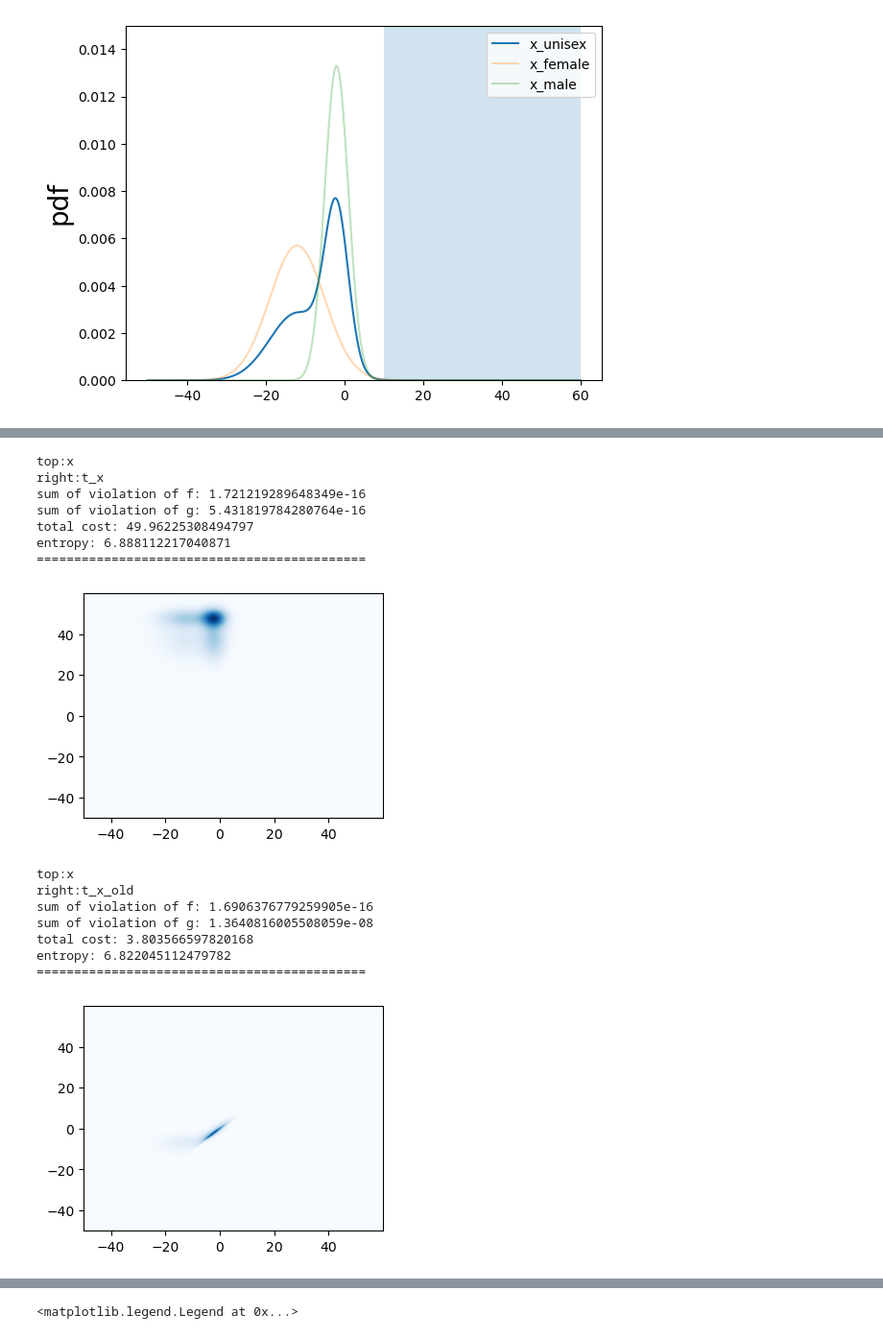
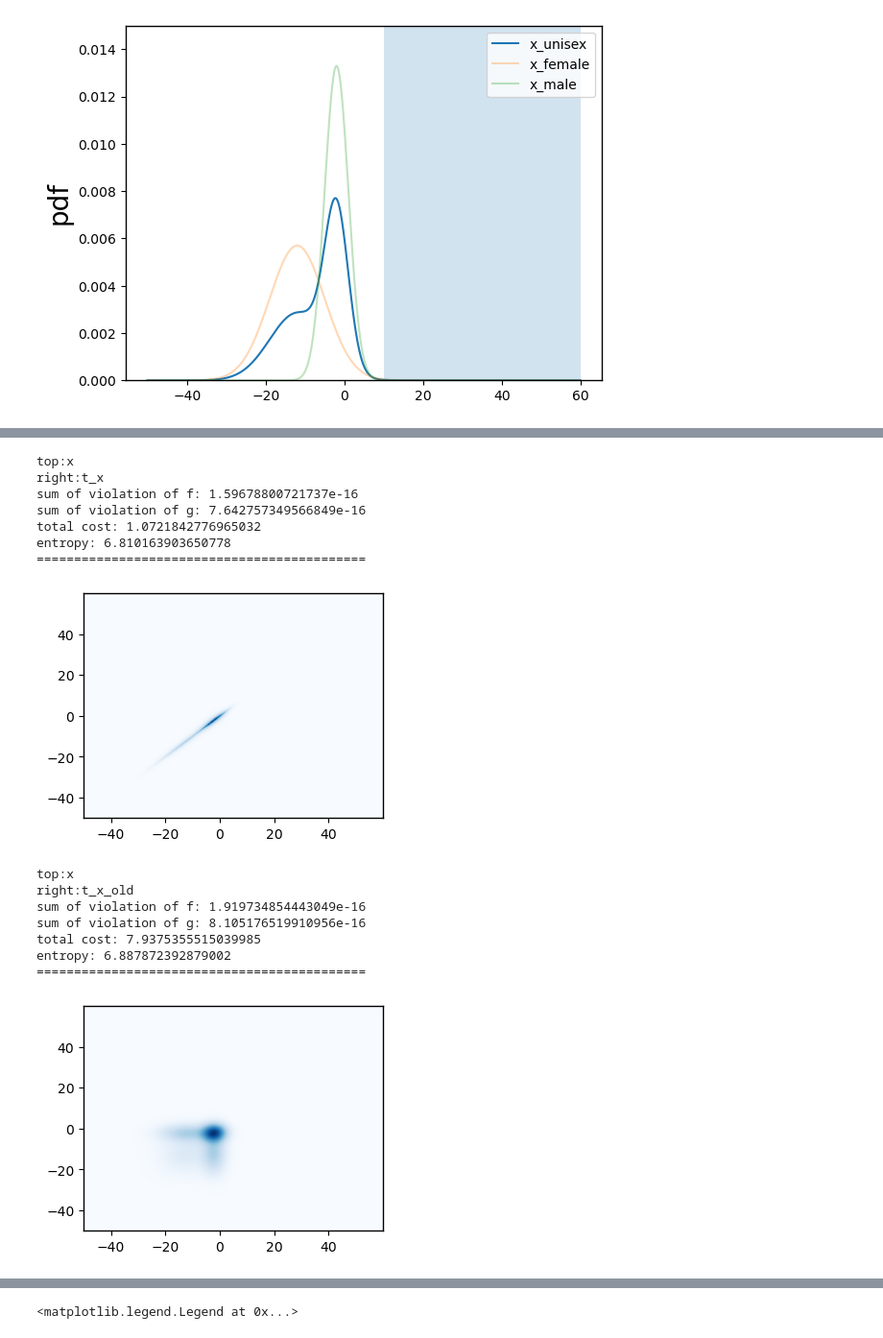
Before and after one commit to Quan-Zhou/OT_Debiasing, a Jupyter notebook: new.ipynb, the cells around one changed output, grey strips where cells are left out. Shown at 96% size. Drawn from its saved outputs; the diff is of its cells as text; code cells hidden in the pictures.

```diff
--- a/new.ipynb
+++ b/new.ipynb
@@ -198,8 +198,8 @@ dist = dict(zip(['horizen','width','bin','x_range'],[horizen,width,bin,x_range])
 dist['x_f']=[Gaussian_pdf(x,'X_f',para)*width for x in x_range]
 dist['x_m']=[Gaussian_pdf(x,'X_m',para)*width for x in x_range]
 dist['x']=[dist['x_f'][i]*para['f']+dist['x_m'][i]*para['m'] for i in range(bin)]
-#dist['t_x']=normialise([dist['x_f'][i]**para['f']*dist['x_m'][i]**para['m'] for i in range(bin)])
-dist['t_x']=dist['x'][600:1100]+dist['x'][0:600]
+tool=normialise([dist['x_f'][i]**para['f']*dist['x_m'][i]**para['m'] for i in range(bin)])
+dist['t_x']=dist['x'] #tool[600:1100]+tool[0:600] #[0.0*dist['x'][i]+1*tool[i] for i in range(bin)]
 # %%
 plt.plot(x_range,dist['x'],label='x_unisex')
 plt.plot(x_range,dist['x_f'],label='x_female',alpha=0.3)
@@ -226,2 +226,2 @@ plt.legend()
 # %%
-dist['t_x_old']=normialise([dist['x_f'][i]**para['f']*dist['x_m'][i]**para['m'] for i in range(bin)])
+dist['t_x_old']=dist['x'] #dist['x'][600:1100]+dist['x'][0:600] #normialise([dist['x_f'][i]**para['f']*dist['x_m'][i]**para['m'] for i in range(bin)])
@@ -251,25 +235,26 @@ output=OT(reg,x_range,mu,mu_t)
 # %% [output]
 top:x
 right:t_x
-sum of violation of f: 1.721219289648349e-16
-sum of violation of g: 5.431819784280764e-16
-total cost: 49.96225308494797
-entropy: 6.888112217040871
+sum of violation of f: 1.59678800721737e-16
+sum of violation of g: 7.642757349566849e-16
+total cost: 1.0721842776965032
+entropy: 6.810163903650778
 ============================================
-[figure, old version]
+[figure, new version]
 # %%
+reg=1
 print('top:x')
 print('right:t_x_old')
 mu=np.array(dist['x'])
 mu_t=np.array(dist['t_x_old'])
 output_old=OT(reg,x_range,mu,mu_t)
 # %% [output]
 top:x
 right:t_x_old
-sum of violation of f: 1.6906376779259905e-16
-sum of violation of g: 1.3640816005508059e-08
-total cost: 3.803566597820168
-entropy: 6.822045112479782
+sum of violation of f: 1.919734854443049e-16
+sum of violation of g: 8.105176519910956e-16
+total cost: 7.9375355515039985
+entropy: 6.887872392879002
 ============================================
-[figure, old version]
+[figure, new version]
 # %%
```
Also changed, not shown: parts of 7 cells of this notebook.
